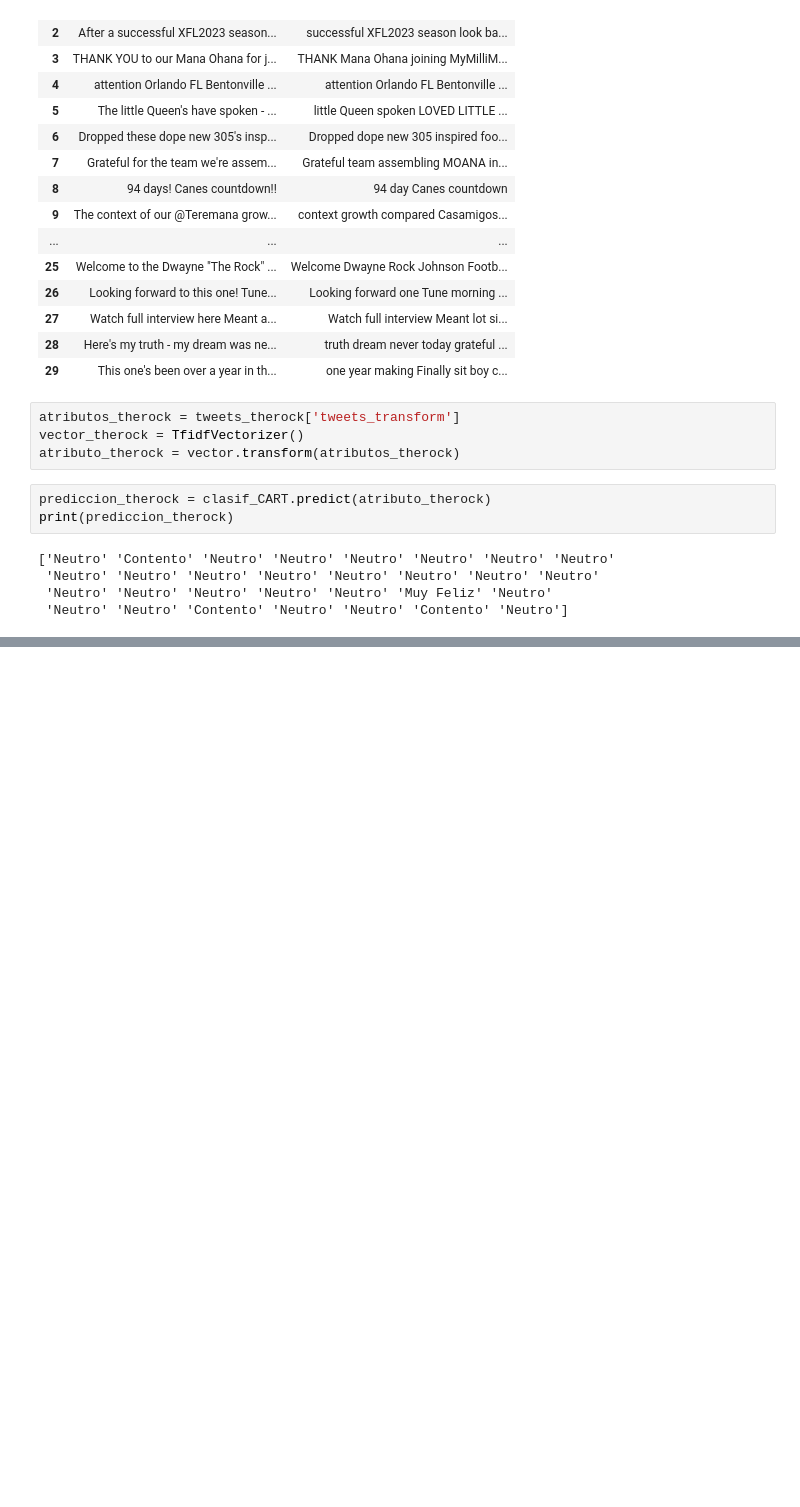
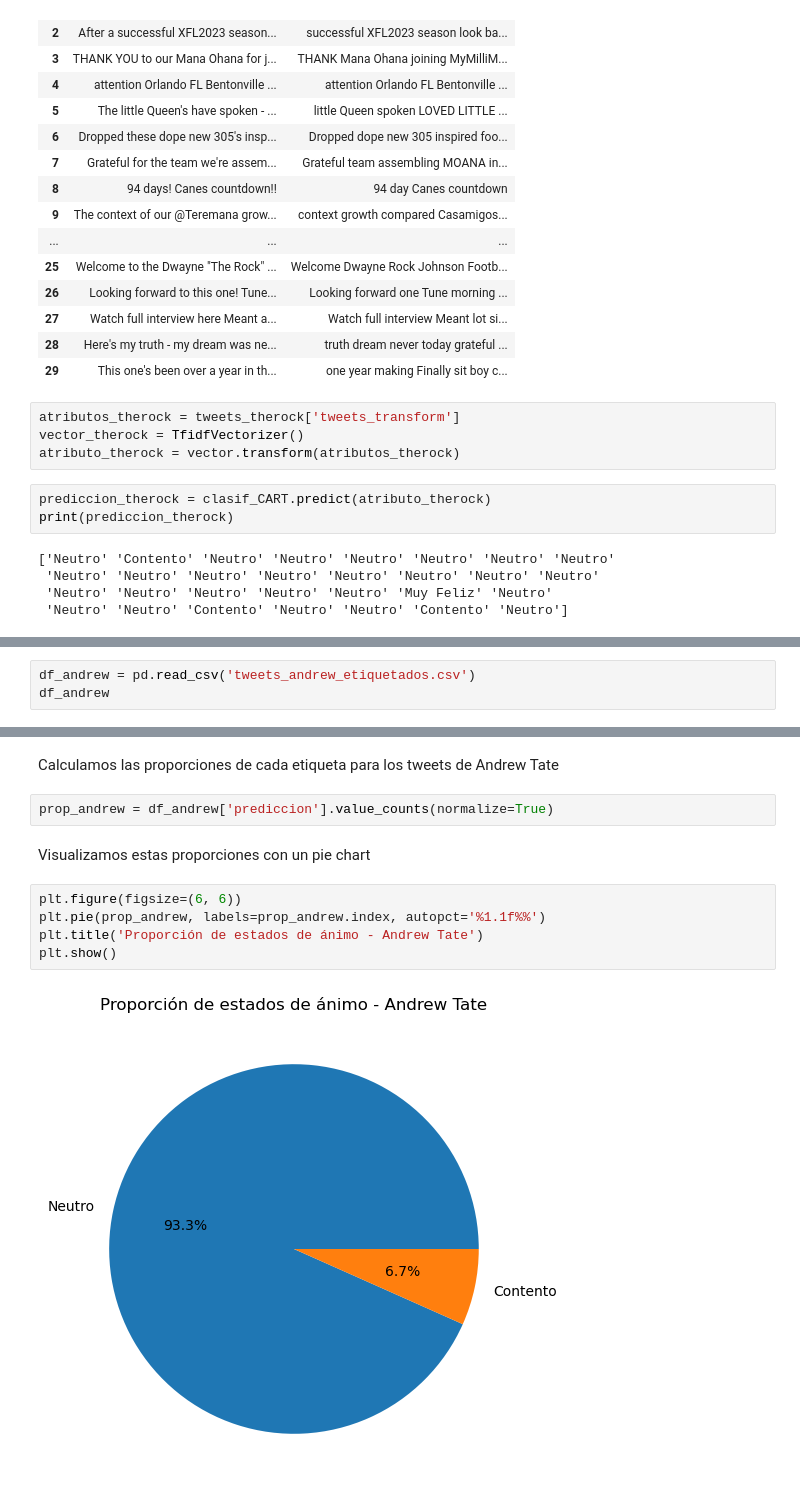
Before and after one commit to Antonio23337/Analisis-Sentimientos, a Jupyter notebook: recopilar_tweets.ipynb, the cells around one changed output, grey strips where cells are left out. Drawn from its saved outputs; the diff is of its cells as text; blank space fills up the shorter version.

```diff
--- a/recopilar_tweets.ipynb
+++ b/recopilar_tweets.ipynb
@@ -574,0 +628,3 @@ tweets_therock
+# %%
+df_andrew = pd.read_csv('tweets_andrew_etiquetados.csv')
+df_andrew
@@ -574,0 +649,13 @@ tweets_therock
+# %% [markdown]
+Calculamos las proporciones de cada etiqueta para los tweets de Andrew Tate
+# %%
+prop_andrew = df_andrew['prediccion'].value_counts(normalize=True)
+# %% [markdown]
+Visualizamos estas proporciones con un pie chart
+# %%
+plt.figure(figsize=(6, 6))
+plt.pie(prop_andrew, labels=prop_andrew.index, autopct='%1.1f%%')
+plt.title('Proporción de estados de ánimo - Andrew Tate')
+plt.show()
+# %% [output]
+[figure, added]
```
Also changed, not shown: parts of 22 cells of this notebook, 2 other files.
